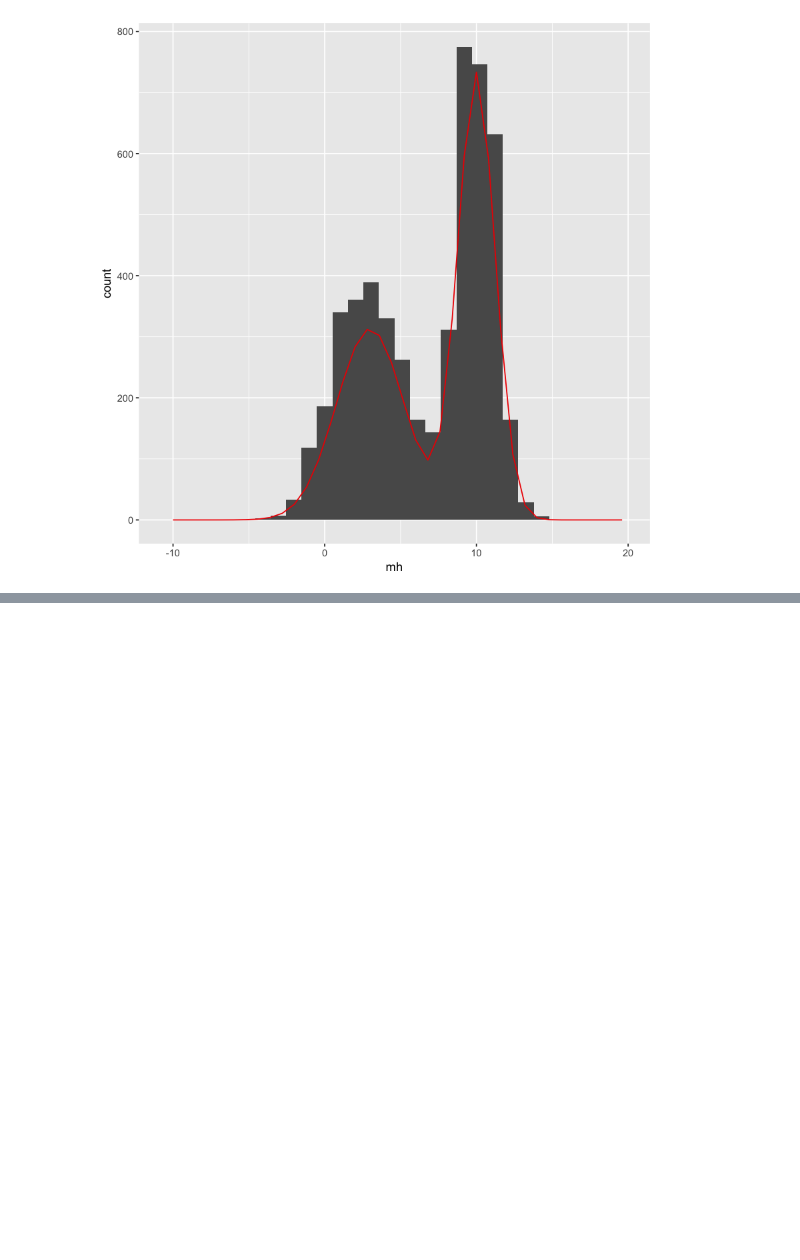
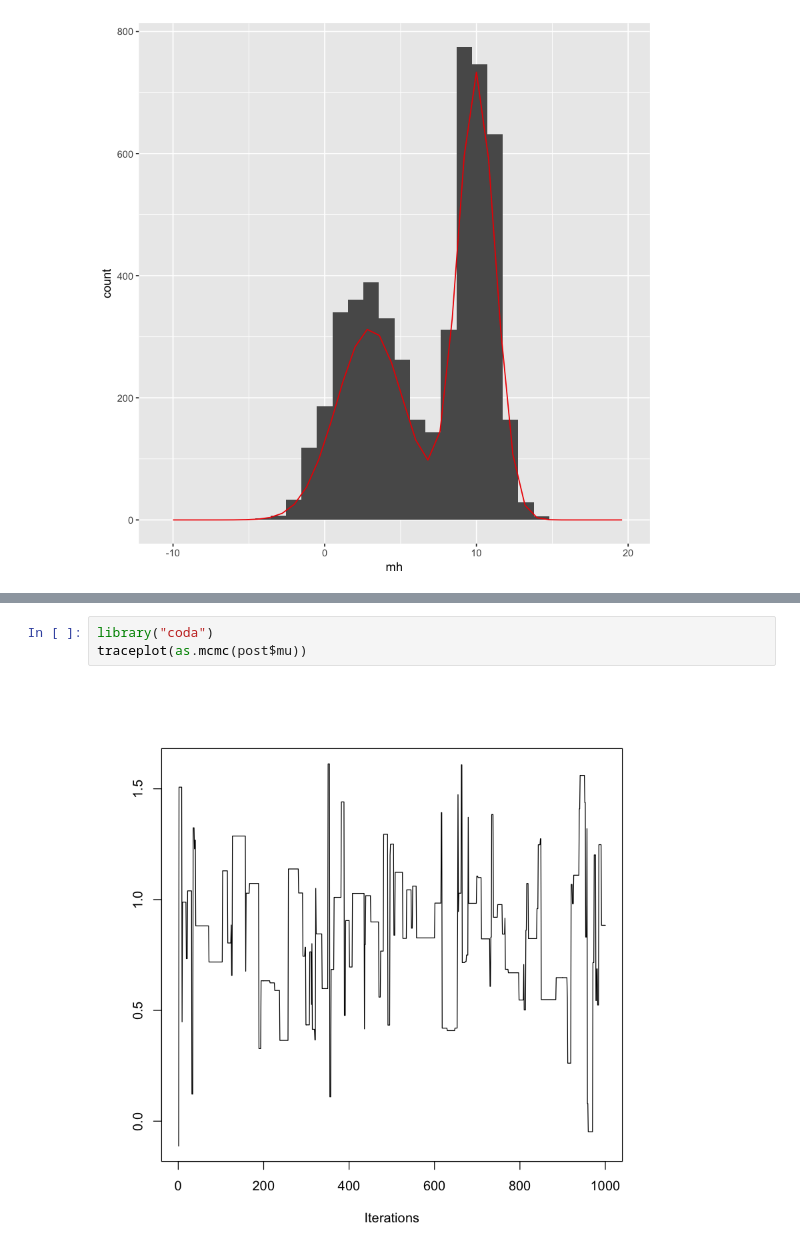
Before and after one commit to KaggleBreak/analyticstool, a Jupyter notebook: part4/Bayesian/week2/week2_mcmc.ipynb, the cells around one changed output, grey strips where cells are left out. Cells and saved outputs as stored; diff of their text form; blank space fills up the shorter version.

```diff
--- a/part4/Bayesian/week2/week2_mcmc.ipynb
+++ b/part4/Bayesian/week2/week2_mcmc.ipynb
@@ -175,0 +323,5 @@ ggplot(mh_sampling, aes(mh)) + geom_histogram() + geom_line(aes(x = real_x,
+# %%
+library("coda")
+traceplot(as.mcmc(post$mu))
+# %% [output]
+[figure, added]
```
Also changed, not shown: parts of 100 cells of this notebook, 15 other files.
